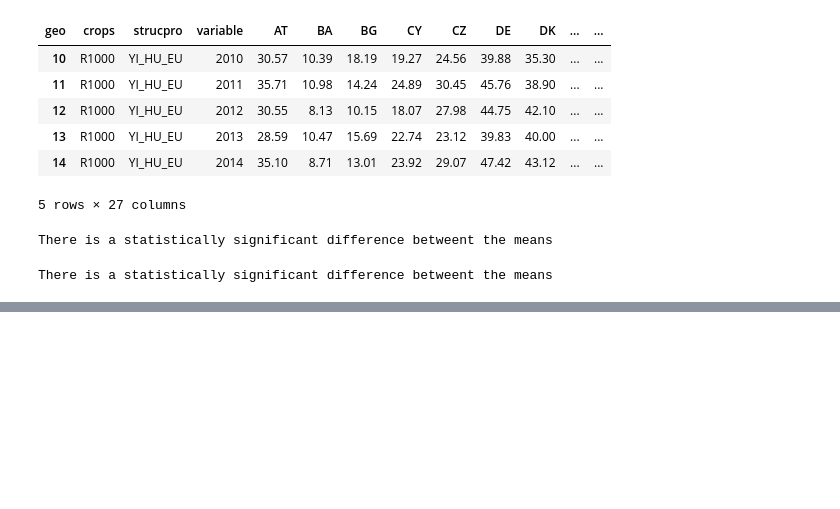
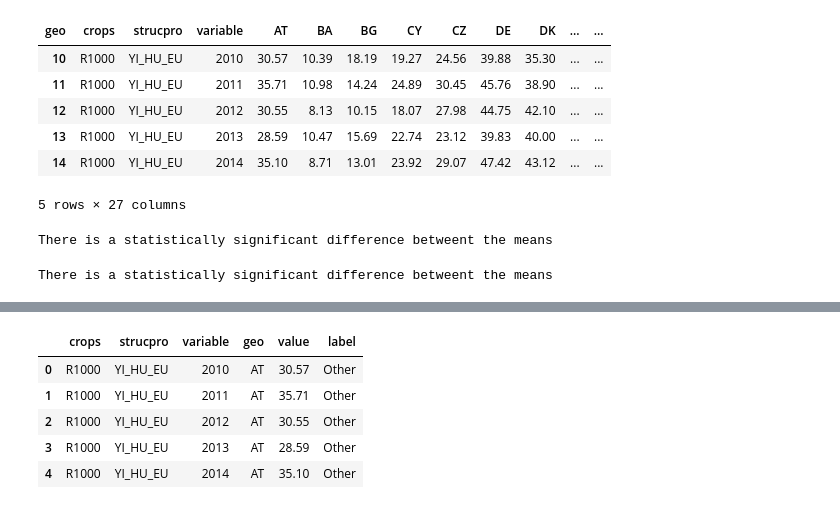
Before and after one commit to sba22206/semester1_ca2, a Jupyter notebook: Statistics.ipynb, the cells around one changed output, grey strips where cells are left out. Drawn from its saved outputs; the diff is of its cells as text; code cells hidden in the pictures; blank space fills up the shorter version.

```diff
--- a/Statistics.ipynb
+++ b/Statistics.ipynb
@@ -558,0 +576,9 @@ There is a statistically significant difference betweent the means
+# %%
+yields_long.head()
+# %% [output]
+|  | crops | strucpro | variable | geo | value | label |
+| 0 | R1000 | YI_HU_EU | 2010 | AT | 30.57 | Other |
+| 1 | R1000 | YI_HU_EU | 2011 | AT | 35.71 | Other |
+| 2 | R1000 | YI_HU_EU | 2012 | AT | 30.55 | Other |
+| 3 | R1000 | YI_HU_EU | 2013 | AT | 28.59 | Other |
+| 4 | R1000 | YI_HU_EU | 2014 | AT | 35.10 | Other |
```
Also changed, not shown: parts of 14 cells of this notebook.
